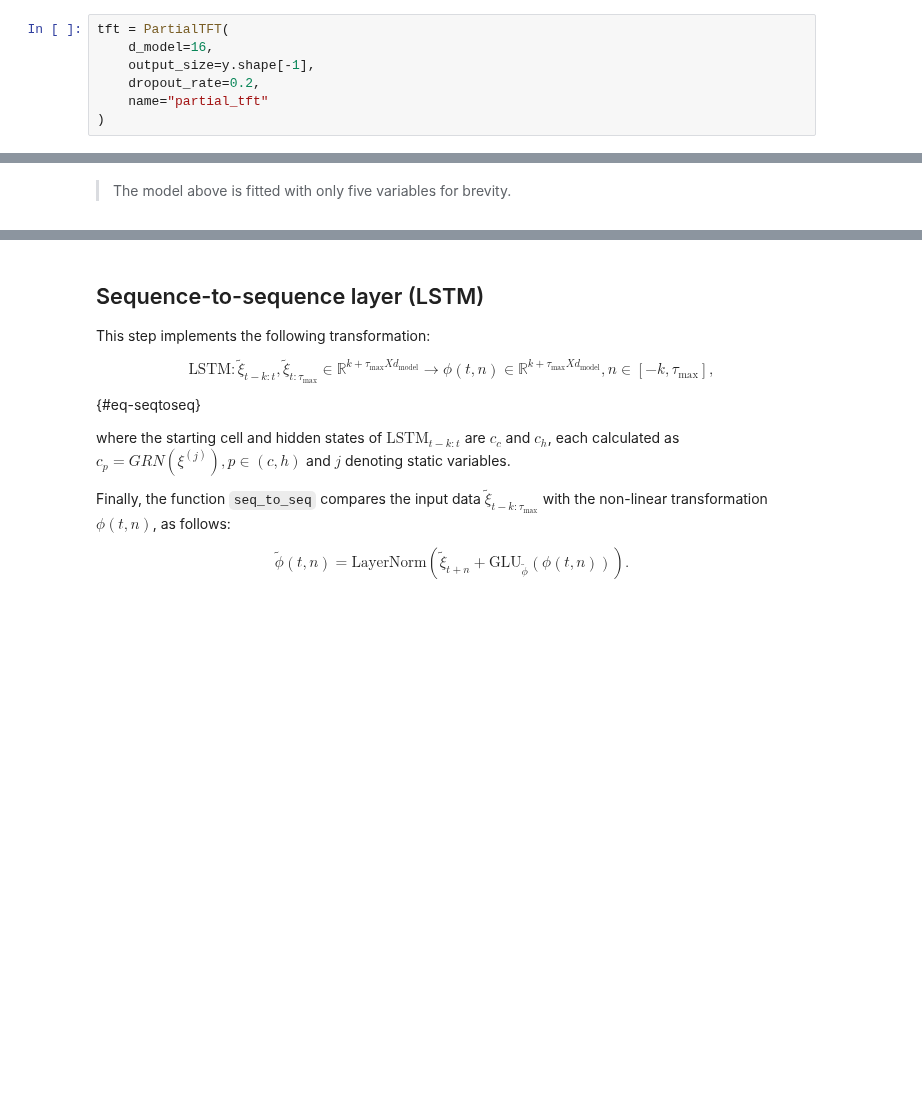
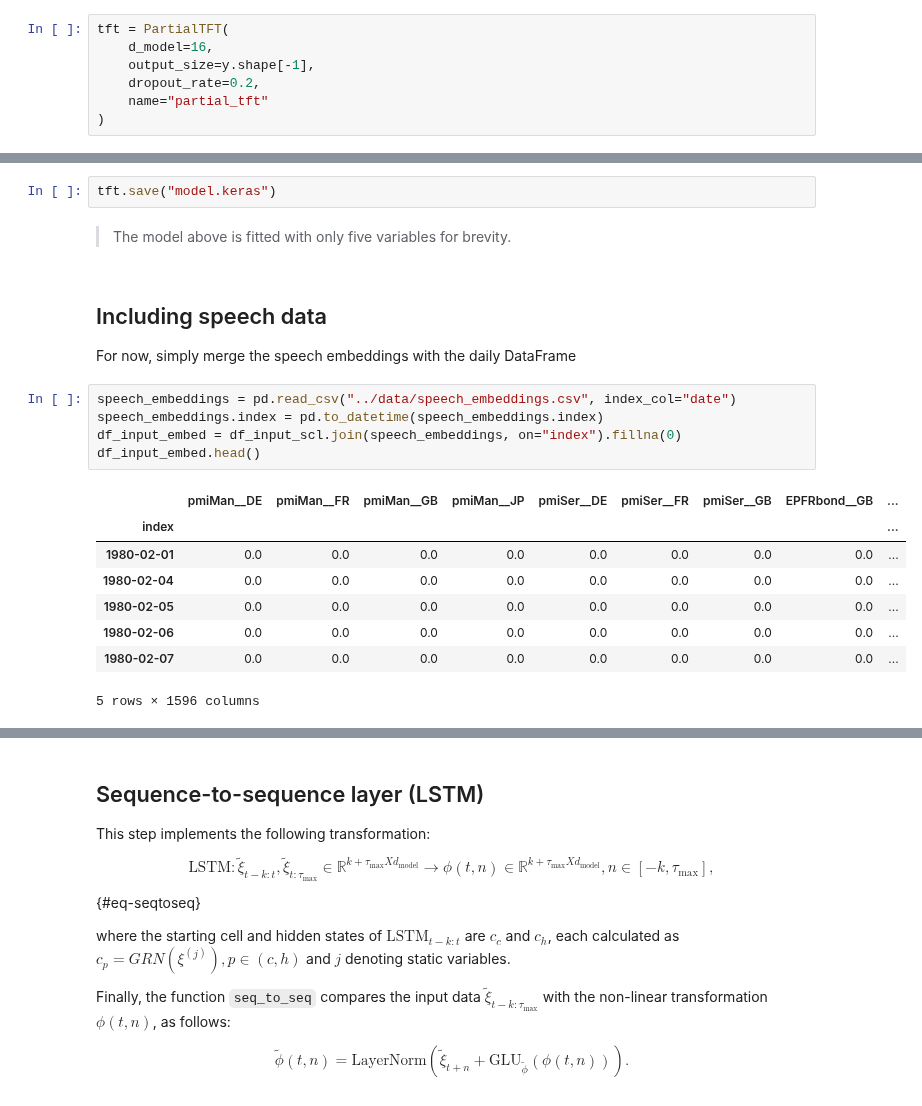
Before and after one commit to dkgaraujo/TemporalFusionTransformers, a Jupyter notebook: temporal_fusion_transformers.ipynb, the cells around one changed output, grey strips where cells are left out. Cells and saved outputs as stored; diff of their text form; blank space fills up the shorter version.

```diff
--- a/temporal_fusion_transformers.ipynb
+++ b/temporal_fusion_transformers.ipynb
@@ -1509,2 +1589,21 @@ forward pass complete
+# %%
+tft.save("model.keras")
 # %% [markdown]
 > The model above is fitted with only five variables for brevity.
+# %% [markdown]
+## Including speech data
+For now, simply merge the speech embeddings with the daily DataFrame
+# %%
+speech_embeddings = pd.read_csv("../data/speech_embeddings.csv", index_col="date")
+speech_embeddings.index = pd.to_datetime(speech_embeddings.index)
+df_input_embed = df_input_scl.join(speech_embeddings, on="index").fillna(0)
+df_input_embed.head()
+# %% [output]
+|  | pmiMan__DE | pmiMan__FR | pmiMan__GB | pmiMan__JP | pmiSer__DE | pmiSer__FR | pmiSer__GB | EPFRbond__GB | ... |
+| index |  |  |  |  |  |  |  |  | ... |
+| 1980-02-01 | 0.0 | 0.0 | 0.0 | 0.0 | 0.0 | 0.0 | 0.0 | 0.0 | ... |
+| 1980-02-04 | 0.0 | 0.0 | 0.0 | 0.0 | 0.0 | 0.0 | 0.0 | 0.0 | ... |
+| 1980-02-05 | 0.0 | 0.0 | 0.0 | 0.0 | 0.0 | 0.0 | 0.0 | 0.0 | ... |
+| 1980-02-06 | 0.0 | 0.0 | 0.0 | 0.0 | 0.0 | 0.0 | 0.0 | 0.0 | ... |
+| 1980-02-07 | 0.0 | 0.0 | 0.0 | 0.0 | 0.0 | 0.0 | 0.0 | 0.0 | ... |
+5 rows × 1596 columns
```
Also changed, not shown: parts of 18 cells of this notebook.
